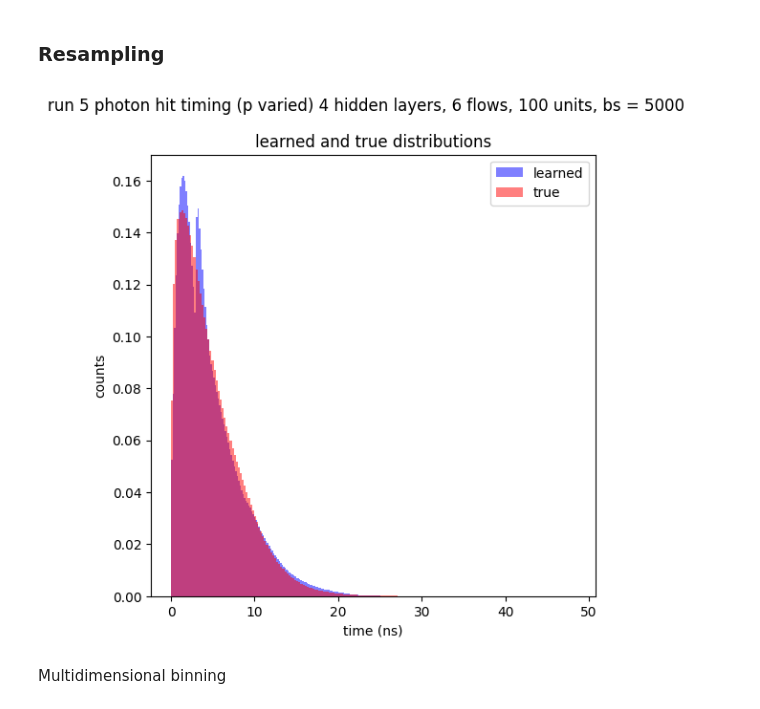
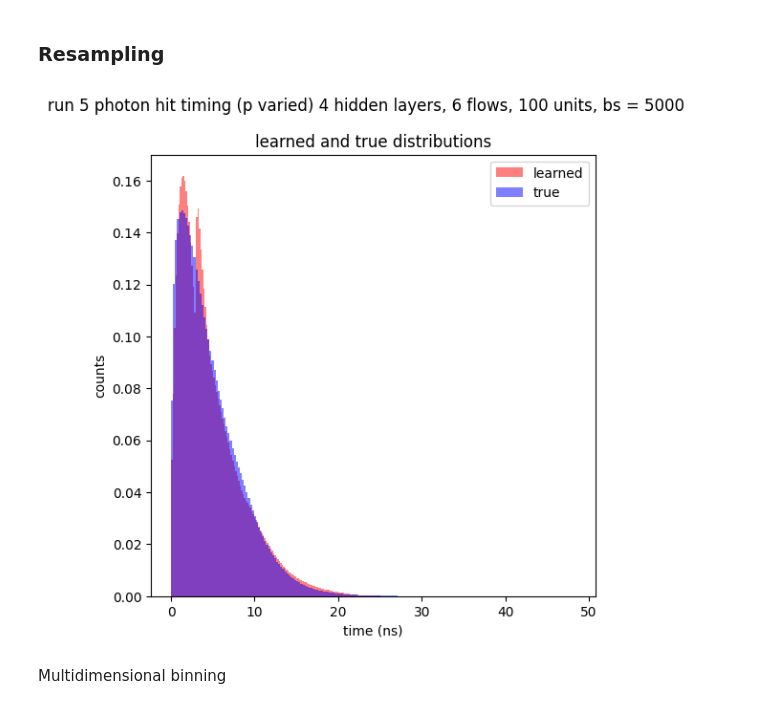
Before and after one commit to RowanKell/work_eic, a Jupyter notebook: macros/Timing_estimation/inference.ipynb, the cells around one changed output. Saved outputs shown, nothing was run; the diff lists cells and outputs as text; code cells hidden in the pictures.

```diff
--- a/macros/Timing_estimation/inference.ipynb
+++ b/macros/Timing_estimation/inference.ipynb
@@ -138,23 +140,23 @@ num_resampled = (samples < min_time).sum().item()
 #     samples = torch.cat((samples[:int(skipped[i])],samples[int(skipped[i] + 1):int(skipped[i + 1])]))
 # model.train();
 # %%
-torch.save(samples,"data/samples/July_11/run_5_6_flows_4hl_100hu_5000_bs.pt")
-torch.save(eval_test_data,"data/test/July_11/run_5_6_flows_4hl_100hu_5000_bs.pt")
+# torch.save(samples,"data/samples/July_11/run_5_6_flows_4hl_100hu_5000_bs.pt")
+# torch.save(eval_test_data,"data/test/July_11/run_5_6_flows_4hl_100hu_5000_bs.pt")
 
-# samples = torch.load("data/samples/July_11/run_5_6_flows_4hl_100hu_5000_bs.pt")
-# eval_test_data = torch.load("data/test/July_11/run_5_6_flows_4hl_100hu_5000_bs.pt")
+samples = torch.load("data/samples/July_11/run_5_6_flows_4hl_100hu_5000_bs.pt")
+eval_test_data = torch.load("data/test/July_11/run_5_6_flows_4hl_100hu_5000_bs.pt")
 # %%
 sample_fig, sample_axs = plot.subplots(1,1,figsize=(6,6))
 sample_fig.suptitle("run 5 photon hit timing (p varied) 4 hidden layers, 6 flows, 100 units, bs = 5000")
-sample_axs.hist(samples,bins = 200, alpha = 0.5,color = 'b', label = 'learned', density = True)
+sample_axs.hist(eval_test_data[:,num_context],bins = 200, color = 'red', alpha = 0.5, label = 'true', density = True)
+sample_axs.hist(samples,bins = 200, alpha = 0.5,color = 'blue', label = 'learned', density = True)
 sample_axs.set_title("learned and true distributions")
 sample_axs.set_xlabel("time (ns)")
 sample_axs.set_ylabel("counts")
-sample_axs.hist(eval_test_data[:,num_context],bins = 200, color = 'r', alpha = 0.5, label = 'true', density = True)
 sample_axs.legend(loc='upper right')
 sample_fig.show()
 # %% [output]
-[figure, old version]
+[figure, new version]
 # %%
 sample_fig.savefig("plots/test_distributions/July_11/run_5_6_flows_4hl_100hu_4000bs_normalized_resample.pdf")
 # %% [markdown]
```
Also changed, not shown: parts of 12 cells of this notebook.
